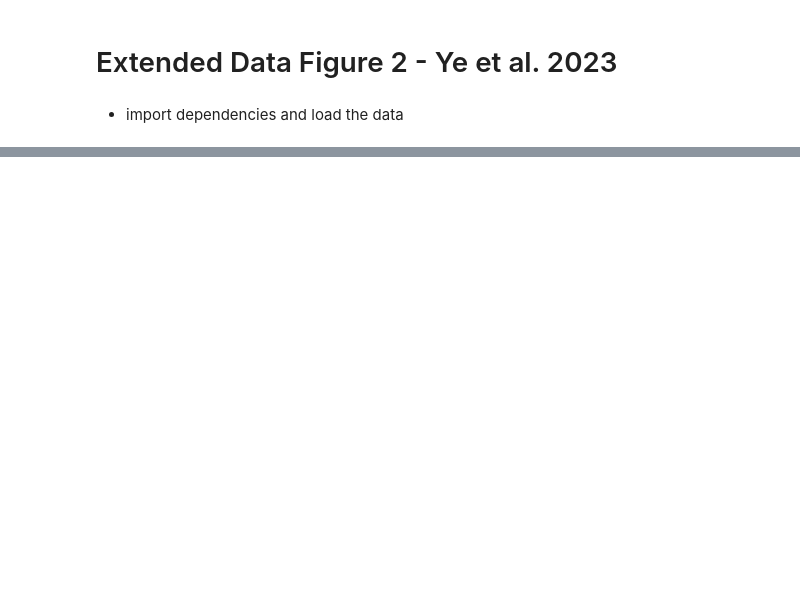
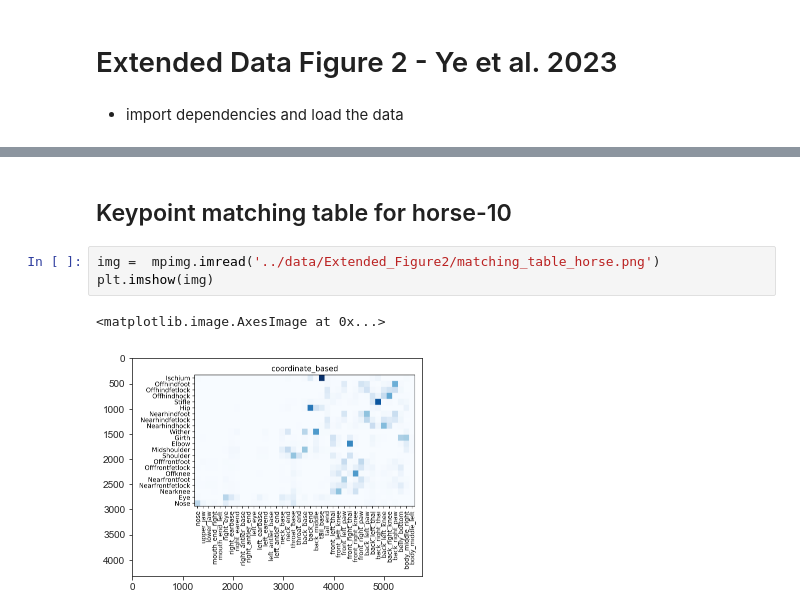
Before and after one commit to AdaptiveMotorControlLab/modelzoo-figures, a Jupyter notebook: figures/Extended_Figure2.ipynb, the cells around one changed output, grey strips where cells are left out. Cells and saved outputs as stored; diff of their text form; blank space fills up the shorter version.

```diff
--- a/figures/Extended_Figure2.ipynb
+++ b/figures/Extended_Figure2.ipynb
@@ -79,0 +72,8 @@ plot_extended_data_fig2d()
+# %% [markdown]
+## Keypoint matching table for horse-10
+# %%
+img =  mpimg.imread('../data/Extended_Figure2/matching_table_horse.png')
+plt.imshow(img)
+# %% [output]
+<matplotlib.image.AxesImage at 0x...>
+[figure, added]
```
Also changed, not shown: parts of 9 cells of this notebook, 10 other files.
